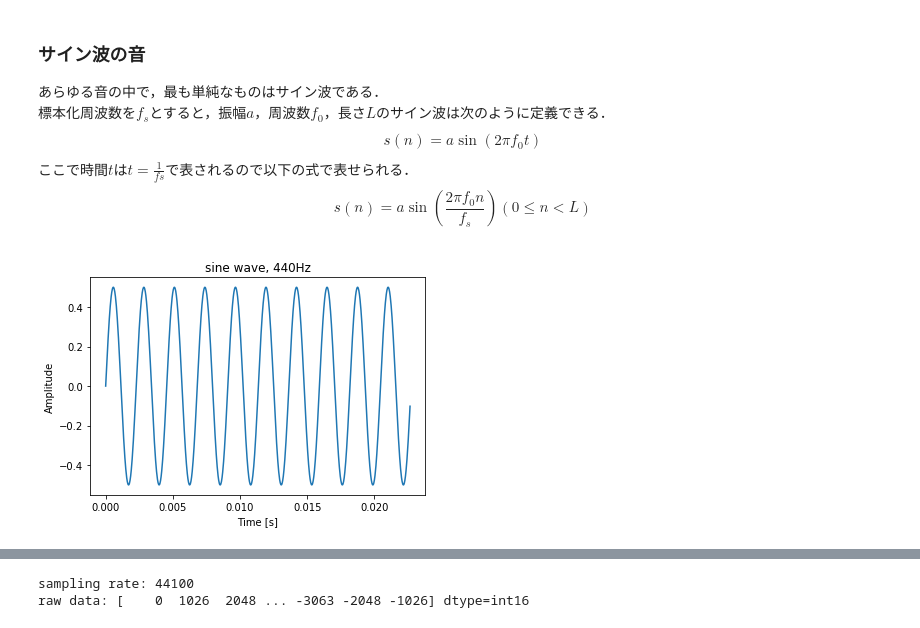
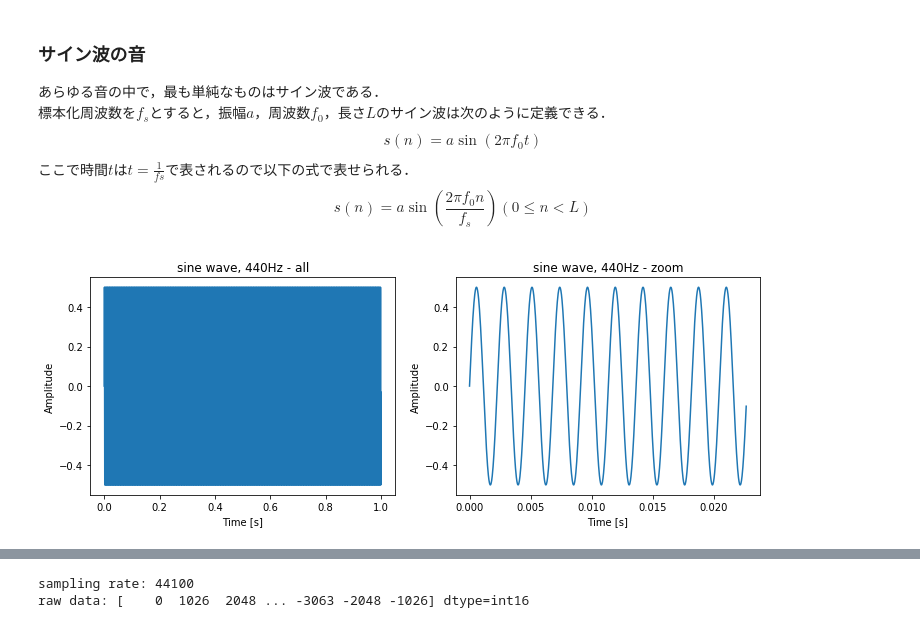
Before and after one commit to kargenk/sound_processing_practice, a Jupyter notebook: sine_wave.ipynb, the cells around one changed output, grey strips where cells are left out. Drawn from its saved outputs; the diff is of its cells as text; code cells hidden in the pictures.

Commit message:
[fix] plot

```diff
--- a/sine_wave.ipynb
+++ b/sine_wave.ipynb
@@ -18,23 +18,30 @@ $$ s(n) = a\sin \left ( \frac{2\pi f_0 n}{f_s} \right )　(0 \le n < L) $$
 # %%
 # 標本化周波数8,000Hzとした時の振幅0.5, 周波数1,000Hz, 長さ1sのサイン波を作成
 fs = 44100       # 標本化周波数[Hz]
 a = 0.5          # 振幅
 sec = 1          # 長さ[s]
 f_0 = 440        # ラの周波数:440[Hz]
 
 t = np.arange(0, sec, 1/fs)
 s = a * np.sin(2.0 * np.pi * f_0 * t)
 
-plt.plot(t[:1000], s[:1000])
-# plt.xlim(0, 0.05)
+plt.figure(figsize=(12, 4))
+plt.subplot(121)
+plt.plot(t, s)
 plt.xlabel('Time [s]')
 plt.ylabel('Amplitude')
-plt.title('sine wave, 440Hz')
+plt.title('sine wave, 440Hz - all')
+
+plt.subplot(122)
+plt.plot(t[:1000], s[:1000])
+plt.xlabel('Time [s]')
+plt.ylabel('Amplitude')
+plt.title('sine wave, 440Hz - zoom')
 plt.show()
 
 display.Audio(s, rate=fs)
 # %% [output]
-[figure, old version]
+[figure, new version]
 [interactive output not drawn]
 # %%
 # 16bitのwavファイルに書き出し
```
Also changed, not shown: parts of 1 cell of this notebook.
